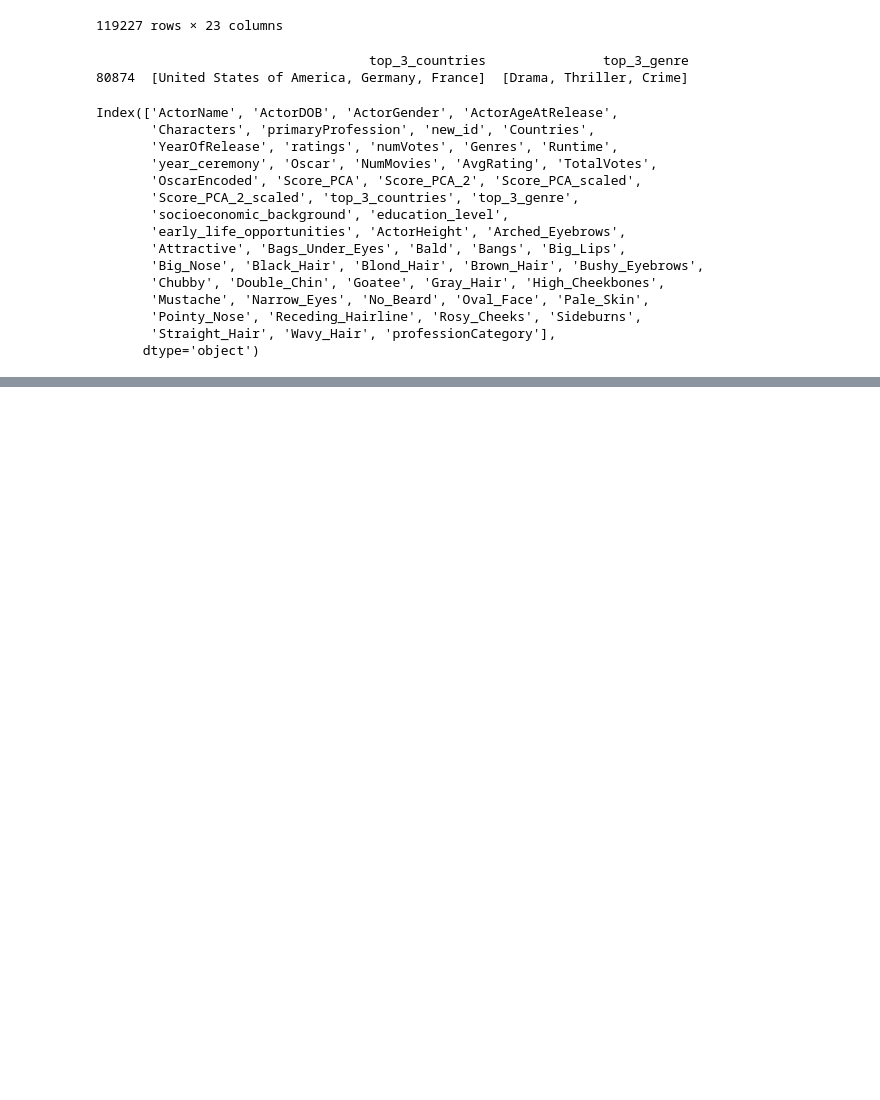
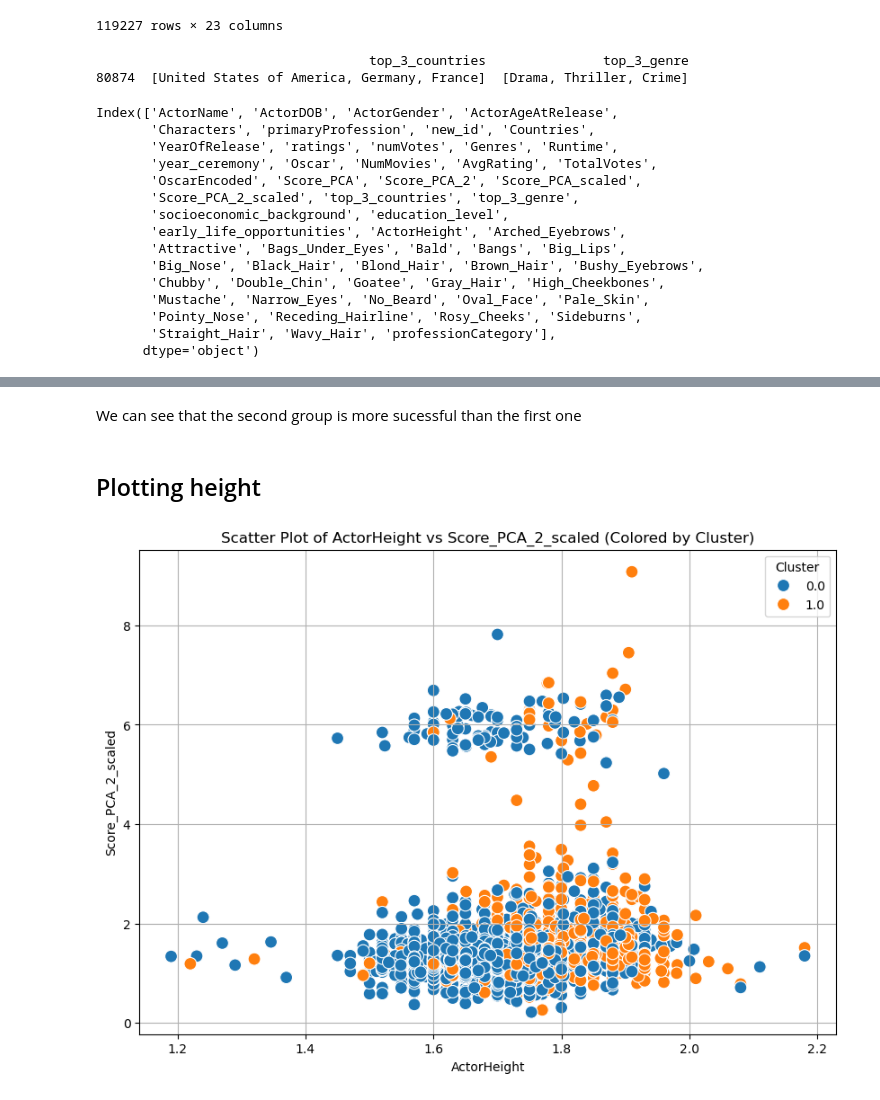
Before and after one commit to epfl-ada/ada-2024-project-arabsdatascientists2024, a Jupyter notebook: Results_P3.ipynb, the cells around one changed output, grey strips where cells are left out. Cells and saved outputs as stored; diff of their text form; code cells hidden in the pictures; blank space fills up the shorter version.

```diff
--- a/Results_P3.ipynb
+++ b/Results_P3.ipynb
@@ -1339,0 +1548,15 @@ merged_movies.to_pickle('movies_dataset_yc_3.pkl')
+# %% [markdown]
+We can see that the second group is more sucessful than the first one
+# %% [markdown]
+## Plotting height
+# %%
+plt.figure(figsize=(10, 7))
+sns.scatterplot(data=random_subset, x='ActorHeight', y='Score_PCA_2_scaled'   , hue='Cluster', palette='tab10', s=100)
+plt.title(f"Scatter Plot of {'ActorHeight'} vs {'Score_PCA_2_scaled'} (Colored by Cluster)")
+plt.xlabel('ActorHeight')
+plt.ylabel('Score_PCA_2_scaled')
+plt.legend(title="Cluster")
+plt.grid(True)
+plt.show()
+# %% [output]
+[figure, added]
```
Also changed, not shown: parts of 80 cells of this notebook.
